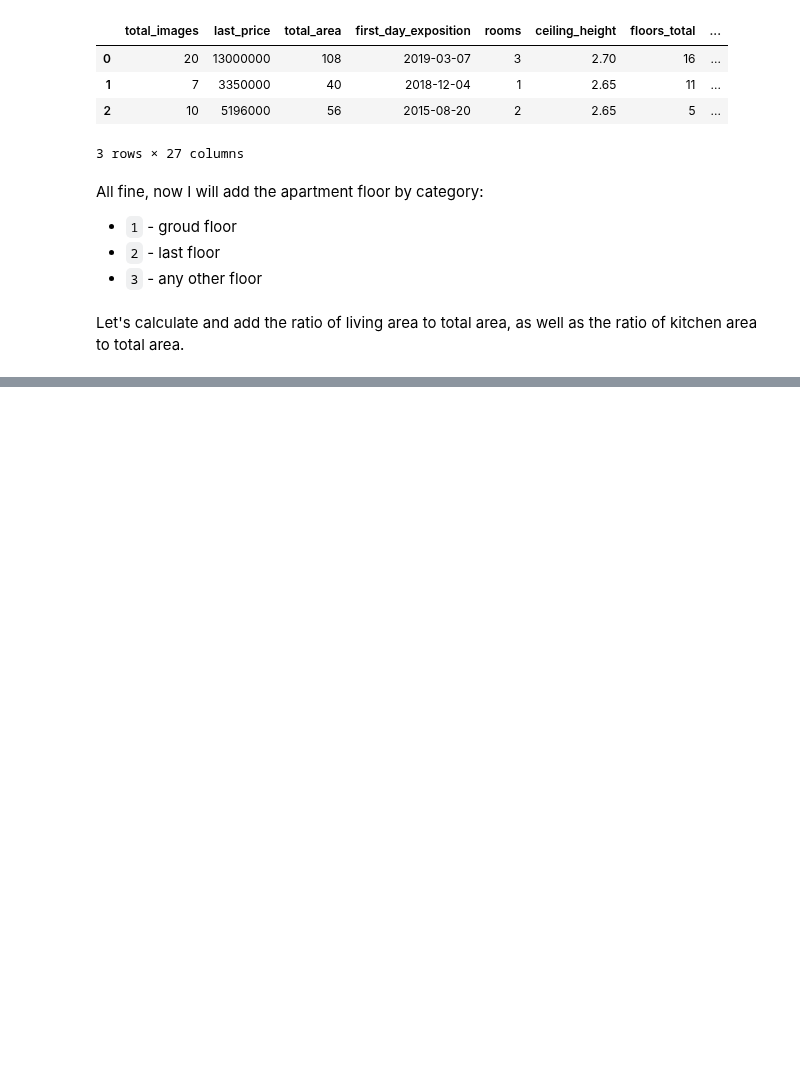
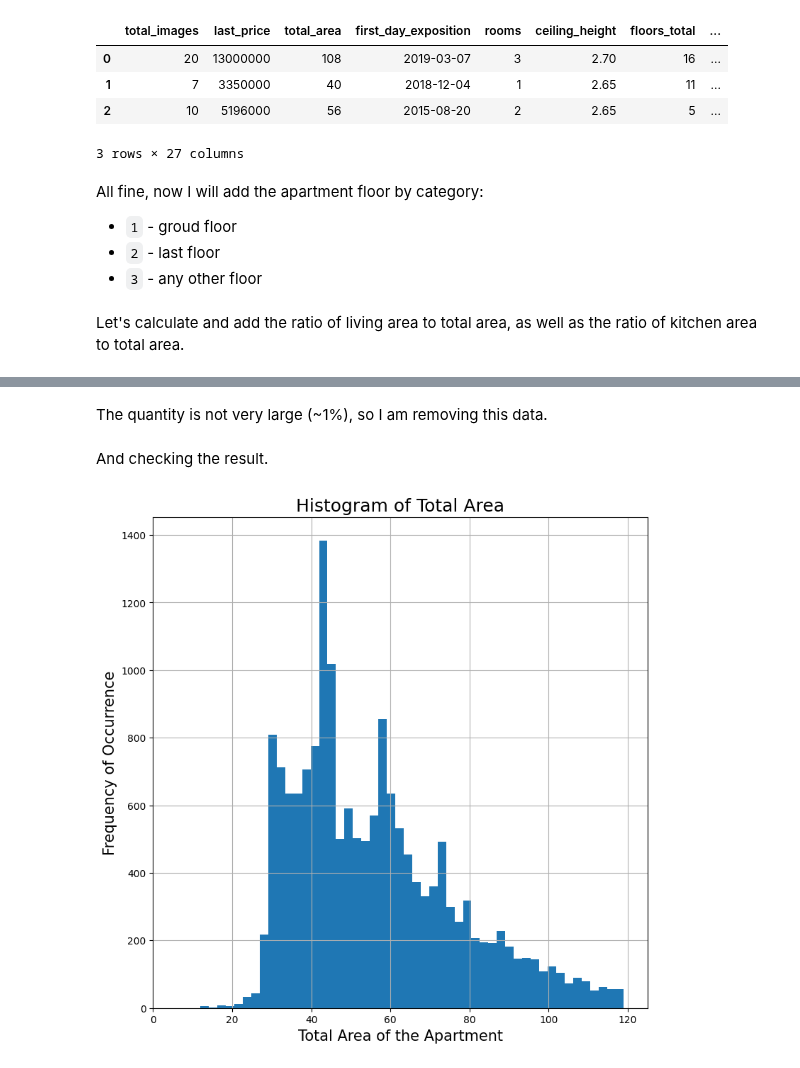
Before and after one commit to f4n9x/da_portfolio, a Jupyter notebook: 002_Real_Estate/real_estate.ipynb, the cells around one changed output, grey strips where cells are left out. Saved outputs shown, nothing was run; the diff lists cells and outputs as text; code cells hidden in the pictures; blank space fills up the shorter version.

```diff
--- a/002_Real_Estate/real_estate.ipynb
+++ b/002_Real_Estate/real_estate.ipynb
@@ -525,0 +614,21 @@ df['kitchen_to_total_%'] = df['kitchen_to_total_%'].astype(int)
+# %% [markdown]
+The quantity is not very large (~1%), so I am removing this data.
+# %%
+df = df.drop(df[df.total_area >= 120].index)
+# %% [markdown]
+And checking the result.
+# %%
+# Histogram for the total area of the apartment
+df['total_area'].plot(kind='hist', y='total_area', bins=50, figsize=(9, 9), grid=True)
+plt.xlabel('Total Area of the Apartment', fontsize=15)
+plt.ylabel('Frequency of Occurrence', fontsize=15)
+
+# Title of the chart
+plt.title('Histogram of Total Area', fontsize=18)
+
+# Limiting the maximum area
+plt.xlim([0, 125])
+
+plt.show()
+# %% [output]
+[figure, added]
```
Also changed, not shown: parts of 47 cells of this notebook.
